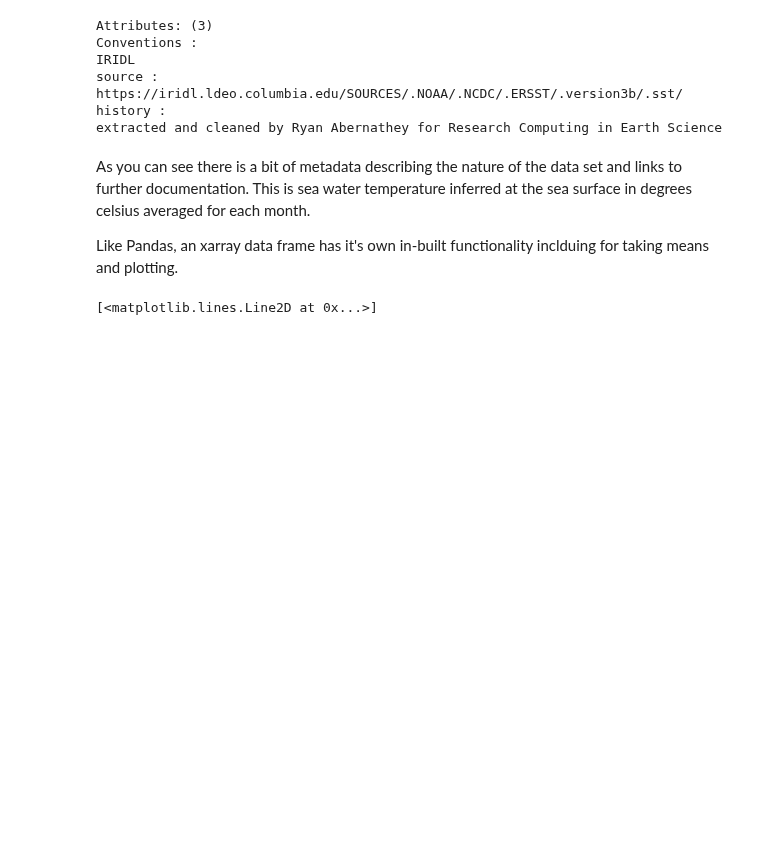
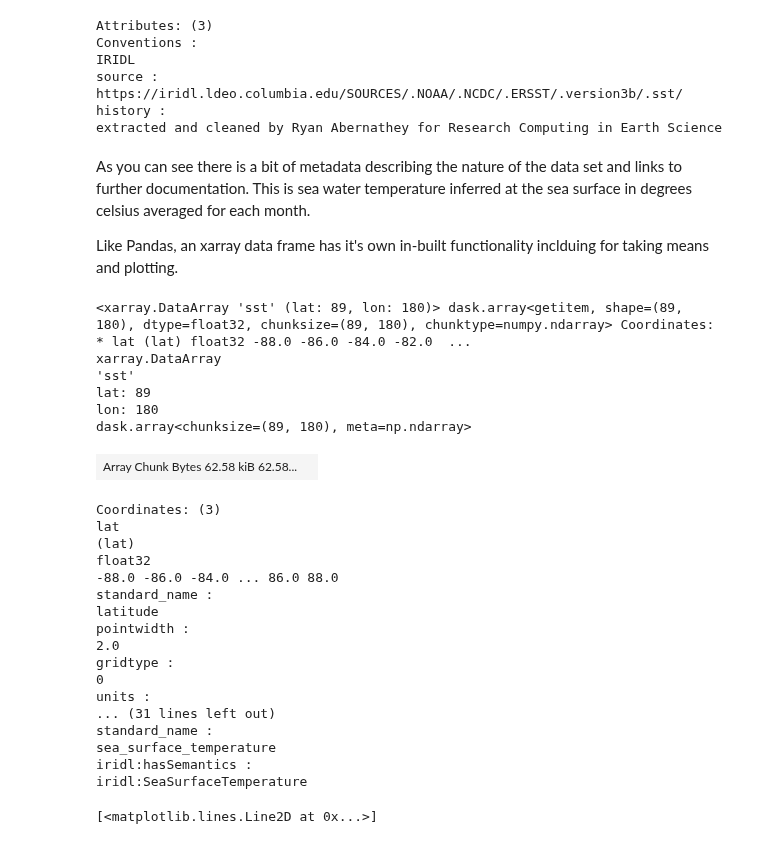
Before and after one commit to jbisits/MATH5271, a Jupyter notebook: Lab 4/MATH5271_Lab_4_Principle_Component_Analysis.ipynb, the cells around one changed output. Drawn from its saved outputs; the diff is of its cells as text; code cells hidden in the pictures; blank space fills up the shorter version.

```diff
--- a/Lab 4/MATH5271_Lab_4_Principle_Component_Analysis.ipynb
+++ b/Lab 4/MATH5271_Lab_4_Principle_Component_Analysis.ipynb
@@ -249,6 +249,33 @@ extracted and cleaned by Ryan Abernathey for Research Computing in Earth Science
 As you can see there is a bit of metadata describing the nature of the data set and links to further documentation. This is sea water temperature inferred at the sea surface in degrees celsius averaged for each month.
 
 Like Pandas, an xarray data frame has it's own in-built functionality inclduing for taking means and plotting.
+# %%
+ds_all.sst[1, :, :]
+# %% [output]
+<xarray.DataArray 'sst' (lat: 89, lon: 180)> dask.array<getitem, shape=(89, 180), dtype=float32, chunksize=(89, 180), chunktype=numpy.ndarray> Coordinates: * lat (lat) float32 -88.0 -86.0 -84.0 -82.0  ...
+xarray.DataArray
+'sst'
+lat: 89
+lon: 180
+dask.array<chunksize=(89, 180), meta=np.ndarray>
+| Array Chunk Bytes 62.58 kiB 62.58... |  |
+Coordinates: (3)
+lat
+(lat)
+float32
+-88.0 -86.0 -84.0 ... 86.0 88.0
+standard_name :
+latitude
+pointwidth :
+2.0
+gridtype :
+0
+units :
+... (31 lines left out)
+standard_name :
+sea_surface_temperature
+iridl:hasSemantics :
+iridl:SeaSurfaceTemperature
 # %%
 # Define a variable for just the SST data
 sst = ds_all.sst
```
Also changed, not shown: 5 other files.
